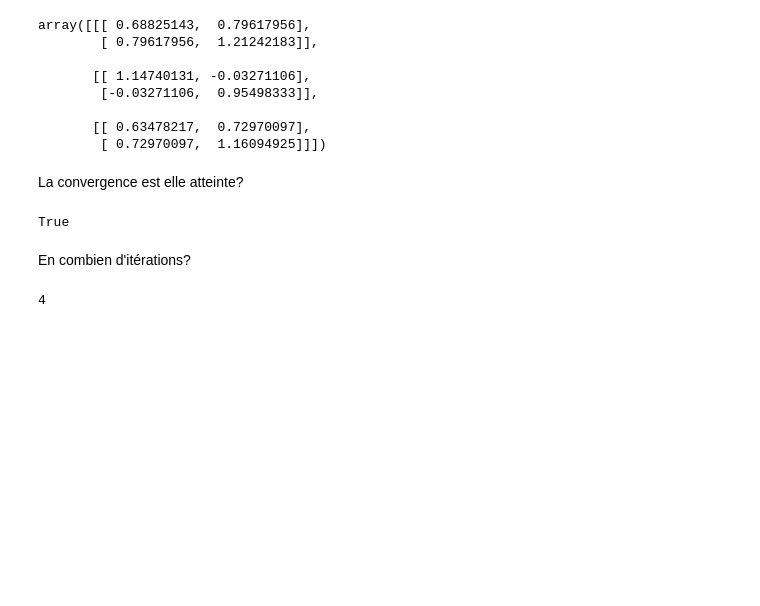
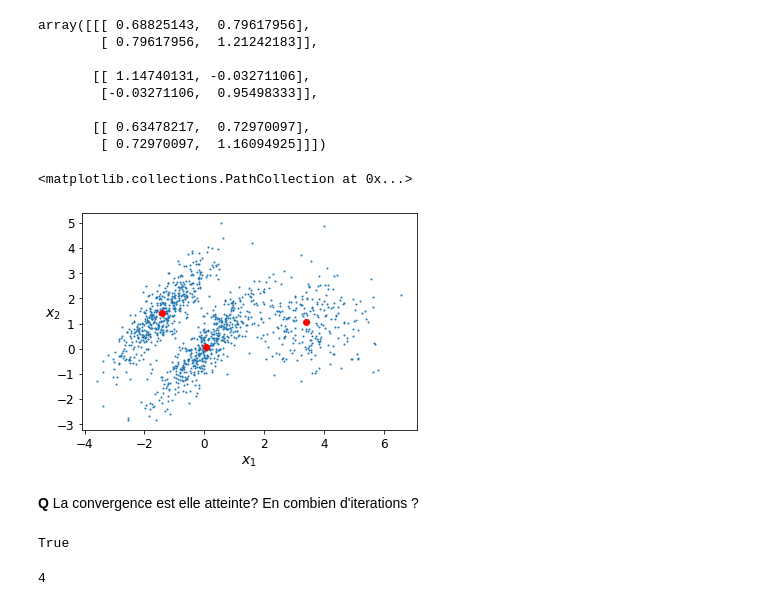
Before and after one commit to wikistat/Exploration, a Jupyter notebook: TutosRudim/Cal5-Python-Classif.ipynb, the cells around one changed output. Cells and saved outputs as stored; diff of their text form; code cells hidden in the pictures; blank space fills up the shorter version.

```diff
--- a/TutosRudim/Cal5-Python-Classif.ipynb
+++ b/TutosRudim/Cal5-Python-Classif.ipynb
@@ -598,14 +606,18 @@ array([[[ 0.68825143,  0.79617956],
 
        [[ 0.63478217,  0.72970097],
         [ 0.72970097,  1.16094925]]])
+# %%
+plot_clusters(X)
+plt.scatter(gm.means_[:, 0], gm.means_[:, 1], c = "r")
+# %% [output]
+<matplotlib.collections.PathCollection at 0x...>
+[figure, added]
 # %% [markdown]
-La convergence est elle atteinte?
+**Q** La convergence est elle atteinte? En combien d'iterations ?
 # %%
 gm.converged_
 # %% [output]
 True
-# %% [markdown]
-En combien d'itérations?
 # %%
 gm.n_iter_
 # %% [output]
```
Also changed, not shown: parts of 25 cells of this notebook.
